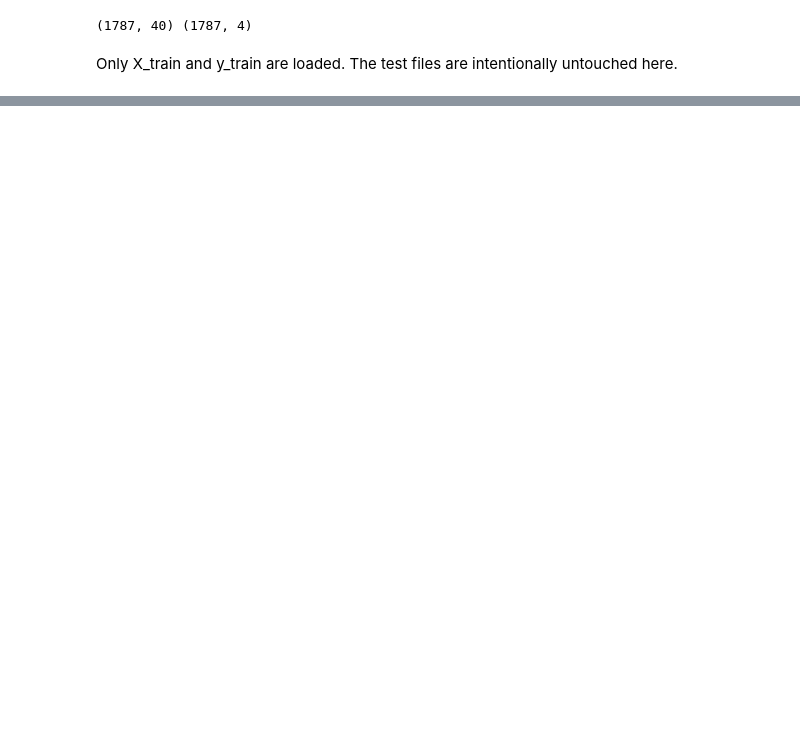
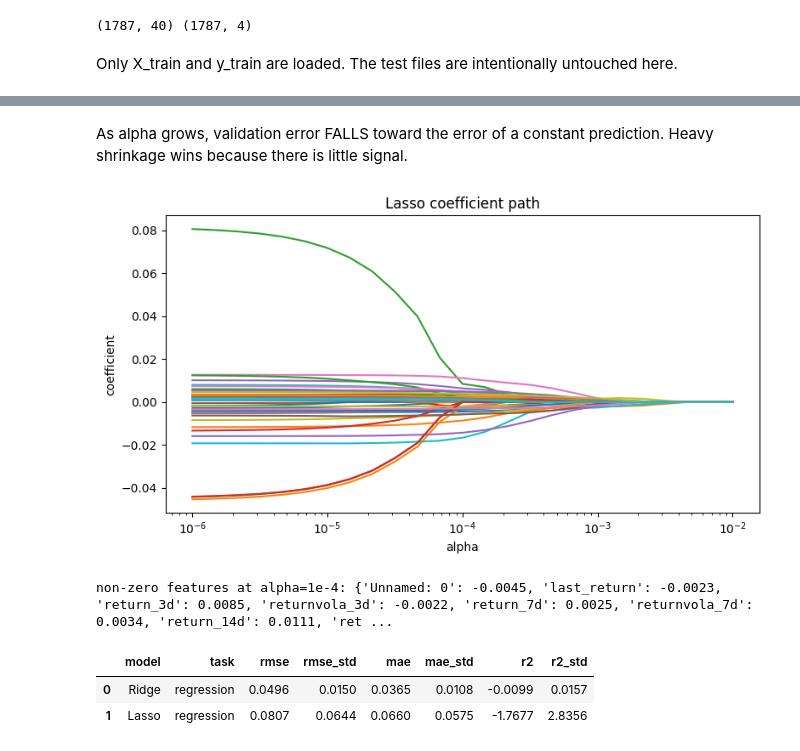
Before and after one commit to FaijAhamed-ML/ATOM-USDT-CRYPTOCURRENCY-ML-MODEL-PREDICTION, a Jupyter notebook: 02.notebook/03.model_Selection/04.ridge_and_lasso_regression.ipynb, the cells around one changed output, grey strips where cells are left out. Cells and saved outputs as stored; diff of their text form; code cells hidden in the pictures; blank space fills up the shorter version.

```diff
--- a/02.notebook/03.model_Selection/04.ridge_and_lasso_regression.ipynb
+++ b/02.notebook/03.model_Selection/04.ridge_and_lasso_regression.ipynb
@@ -21,0 +49,20 @@ from evalu import cv_scores, plot_curve
+# %% [markdown]
+As alpha grows, validation error FALLS toward the error of a constant prediction. Heavy shrinkage wins because there is little signal.
+# %%
+Xs = StandardScaler().fit_transform(X_train)
+alphas = np.logspace(-6, -2, 25)
+coefs = np.array([Lasso(alpha=a, max_iter=50000).fit(Xs, y_reg).coef_ for a in alphas])
+fig, ax = plt.subplots(figsize=(8, 4.5)); ax.plot(alphas, coefs); ax.set_xscale("log"); ax.set_xlabel("alpha"); ax.set_ylabel("coefficient")
+ax.set_title("Lasso coefficient path"); plt.tight_layout(); fig.savefig("../../03.results/eda_visualizations/lasso_path.png", dpi=130); plt.show()
+m = Lasso(alpha=1e-4, max_iter=50000).fit(Xs, y_reg)
+print("non-zero features at alpha=1e-4:", pd.Series(m.coef_, X_train.columns).loc[lambda s: s != 0].round(4).to_dict())
+# %% [output]
+[figure, added]
+non-zero features at alpha=1e-4: {'Unnamed: 0': -0.0045, 'last_return': -0.0023, 'return_3d': 0.0085, 'returnvola_3d': -0.0022, 'return_7d': 0.0025, 'returnvola_7d': 0.0034, 'return_14d': 0.0111, 'ret ...
+# %%
+rows = [{"model": "Ridge", **scores["Ridge"]}, {"model": "Lasso", **scores["Lasso"]}]
+res = pd.DataFrame(rows); res.to_csv("../../03.results/outputs/model_results_ridge_lasso.csv", index=False); res.round(4)
+# %% [output]
+|  | model | task | rmse | rmse_std | mae | mae_std | r2 | r2_std |
+| 0 | Ridge | regression | 0.0496 | 0.0150 | 0.0365 | 0.0108 | -0.0099 | 0.0157 |
+| 1 | Lasso | regression | 0.0807 | 0.0644 | 0.0660 | 0.0575 | -1.7677 | 2.8356 |
```
Also changed, not shown: parts of 3 cells of this notebook, 5 other files.
